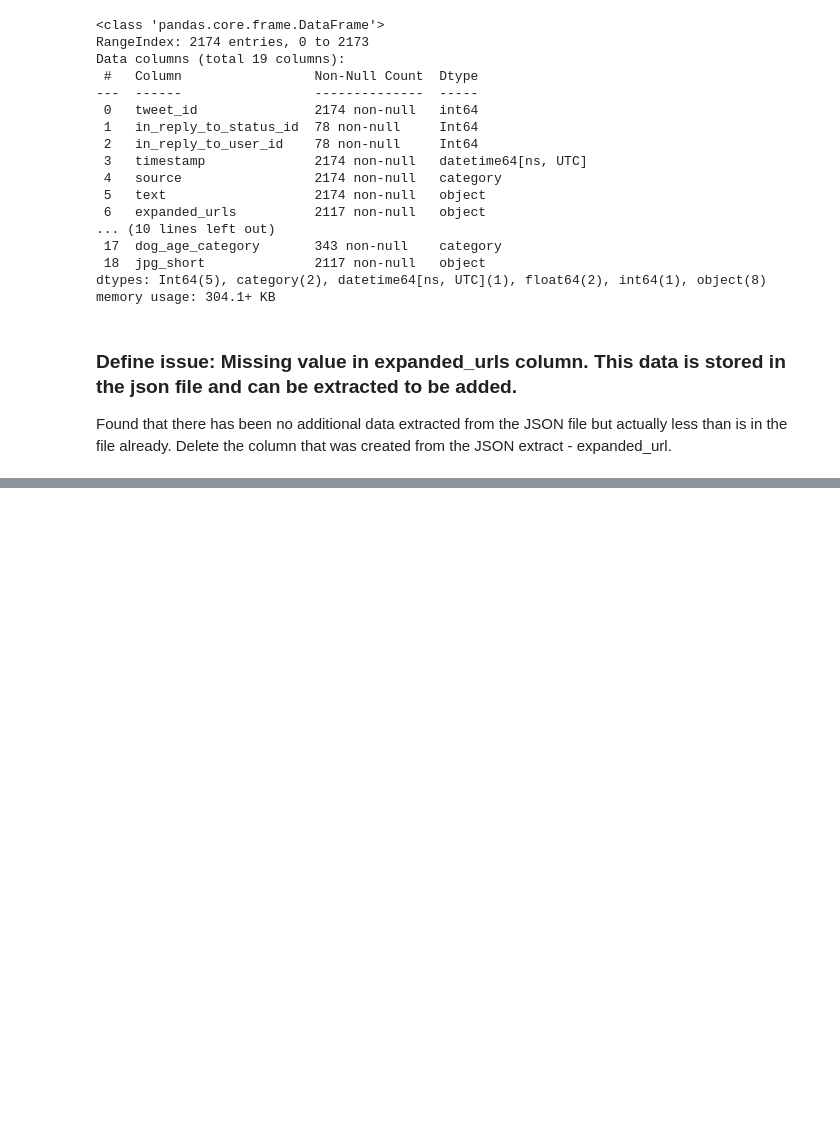
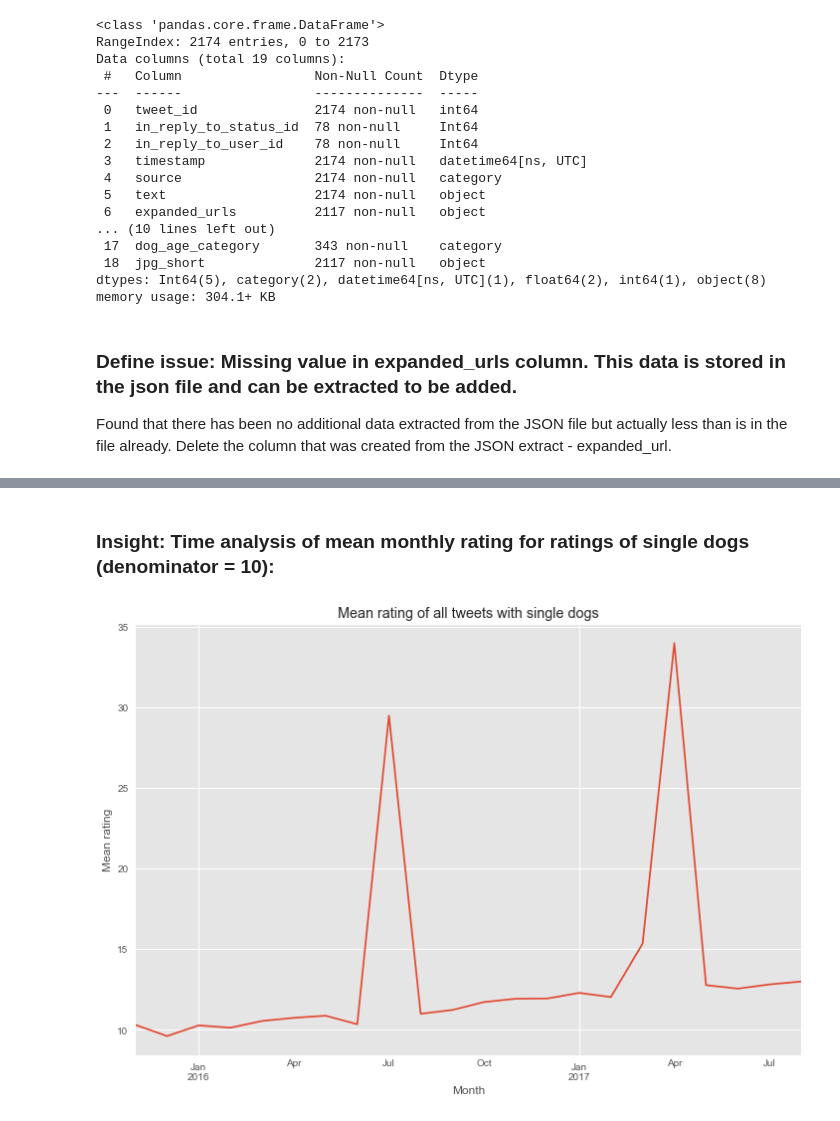
Before and after one commit to ChrisShuttle/Udacity_DAND_Project4_DataWrangling, a Jupyter notebook: project4_twitter_data_wrangling_and_analysis.ipynb, the cells around one changed output, grey strips where cells are left out. Saved outputs shown, nothing was run; the diff lists cells and outputs as text; code cells hidden in the pictures; blank space fills up the shorter version.

```diff
--- a/project4_twitter_data_wrangling_and_analysis.ipynb
+++ b/project4_twitter_data_wrangling_and_analysis.ipynb
@@ -1490,0 +1655,9 @@ df_ta.to_csv('twitter_archive_master.csv', index=False )
+# %% [markdown]
+<a id='insight5'></a>
+### Insight: Time analysis of mean monthly rating for ratings of single dogs (denominator = 10):
+# %%
+##timeseries of monthly average ranking of all single dogs.
+df_monthly = df_ta.query('rating_denominator == 10').resample('M', on='timestamp').rating_numerator.mean()
+df_monthly.plot(figsize=(12,8), xlabel= 'Month', ylabel='Mean rating', title='Mean rating of all tweets with single dogs');
+# %% [output]
+[figure, added]
```
Also changed, not shown: parts of 34 cells of this notebook.
